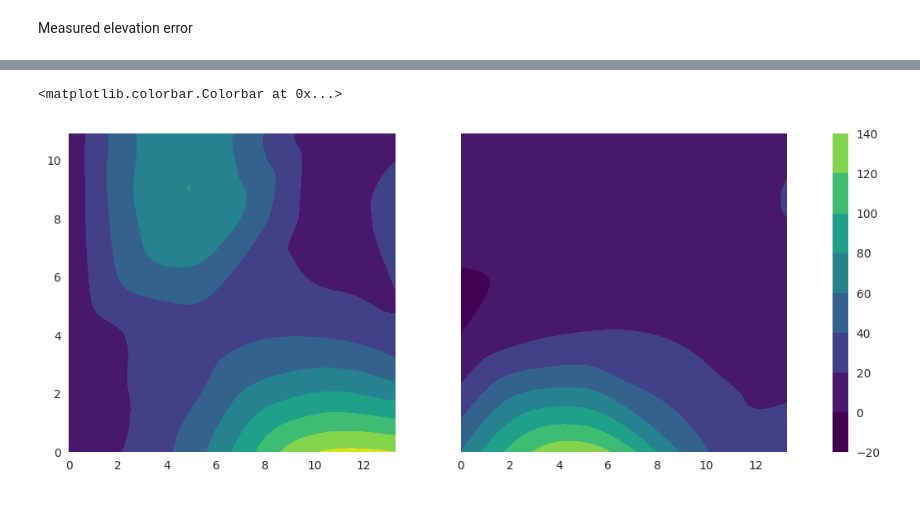
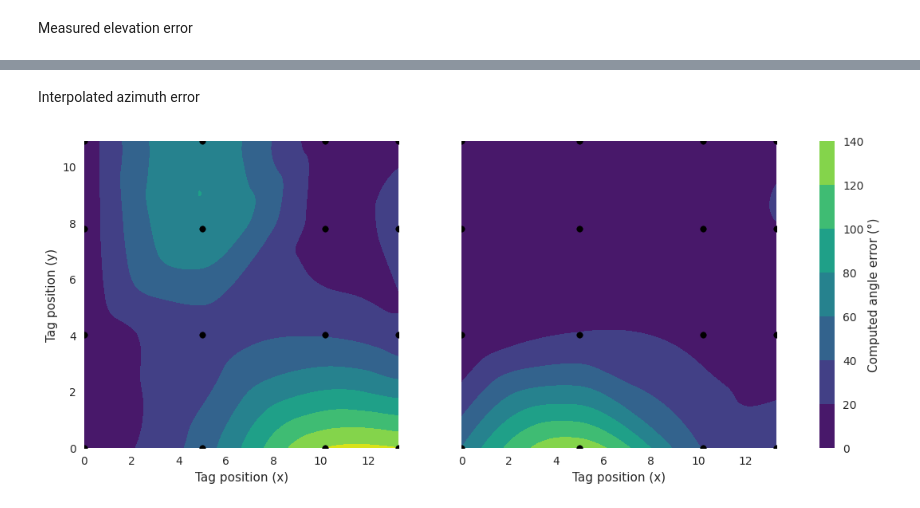
Before and after one commit to llamington/Bluetooth-Direction-Finding-Simulation, a Jupyter notebook: lab-testing.ipynb, the cells around one changed output, grey strips where cells are left out. Cells and saved outputs as stored; diff of their text form; code cells hidden in the pictures.

Commit message:
Labelled diagrams ready for putting into report

```diff
--- a/lab-testing.ipynb
+++ b/lab-testing.ipynb
@@ -75,2 +89,19 @@ fig.colorbar(img, ax=axs);
 # %% [markdown]
 Measured elevation error
+# %%
+ig, axs = plt.subplots(1, 2, sharey=True, figsize=(14, 5))
+for i, elevation in enumerate([0, 5.3]):
+    dataset = lab_results[lab_results["z"] == elevation]
+    img = axs[i].scatter(
+        dataset["x"],
+        dataset["y"],
+        c=dataset["elevation_delta"],
+        s=200,
+        vmin=0,
+        vmax=160,
+        cmap="viridis"
+    )
+    axs[i].set_xlabel("Tag position (x)")
+axs[0].set_ylabel("Tag position (y)")
+cbar = fig.colorbar(img, ax=axs)
+cbar.set_label("Computed angle error (°)")
@@ -77,22 +110,35 @@ Measured elevation error
+# %% [markdown]
+Interpolated azimuth error
 # %%
 fig, axs = plt.subplots(1, 2, sharey=True, figsize=(14, 5))
-for i, dataset in enumerate([zeroed_target, elevated_target]):
+for i, elevation in enumerate([0, 5.3]):
+    dataset = lab_results[lab_results["z"] == elevation]
     points = dataset[["x", "y"]]
     x_max = dataset["x"].max()
     y_max = dataset["y"].max()
 
     grid_x, grid_y = np.mgrid[0:x_max:250j, 0:y_max:250j]
     interpolated = griddata(
         points, dataset["azimuth_delta"], (grid_x, grid_y), method="cubic"
     )
+    interpolated[interpolated < 0] = 0
     img = axs[i].contourf(
         interpolated.T,
         vmin=0,
         vmax=160,
         extent=(0, x_max, 0, y_max),
         cmap="viridis",
     )
-fig.colorbar(img, ax=axs)
+    axs[i].scatter(
+        dataset["x"],
+        dataset["y"],
+        c="k",
+        s=30,
+    )
+    axs[i].set_xlabel("Tag position (x)")
+
+axs[0].set_ylabel("Tag position (y)")
+cbar = fig.colorbar(img, ax=axs)
+cbar.set_label("Computed angle error (°)")
 # %% [output]
-<matplotlib.colorbar.Colorbar at 0x...>
-[figure, old version]
+[figure, new version]
```
Also changed, not shown: parts of 10 cells of this notebook.
